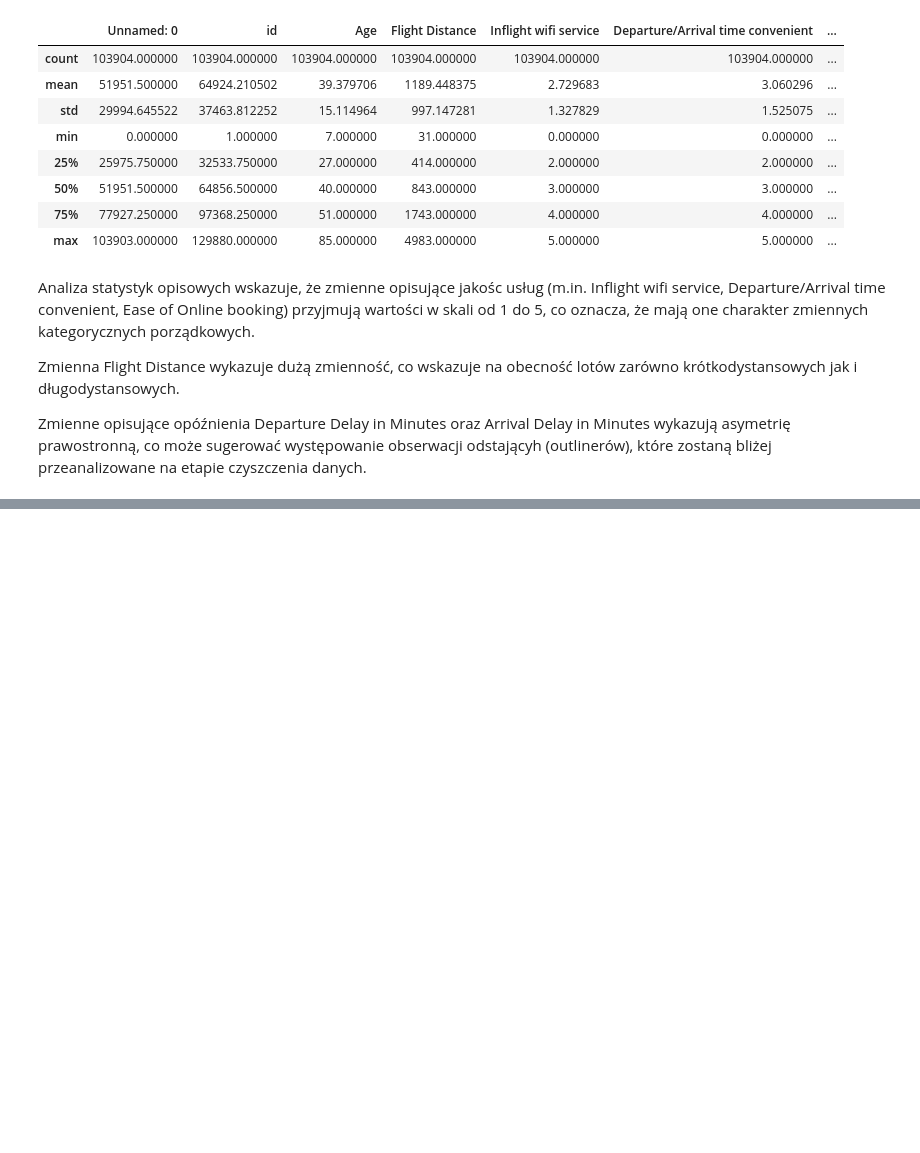
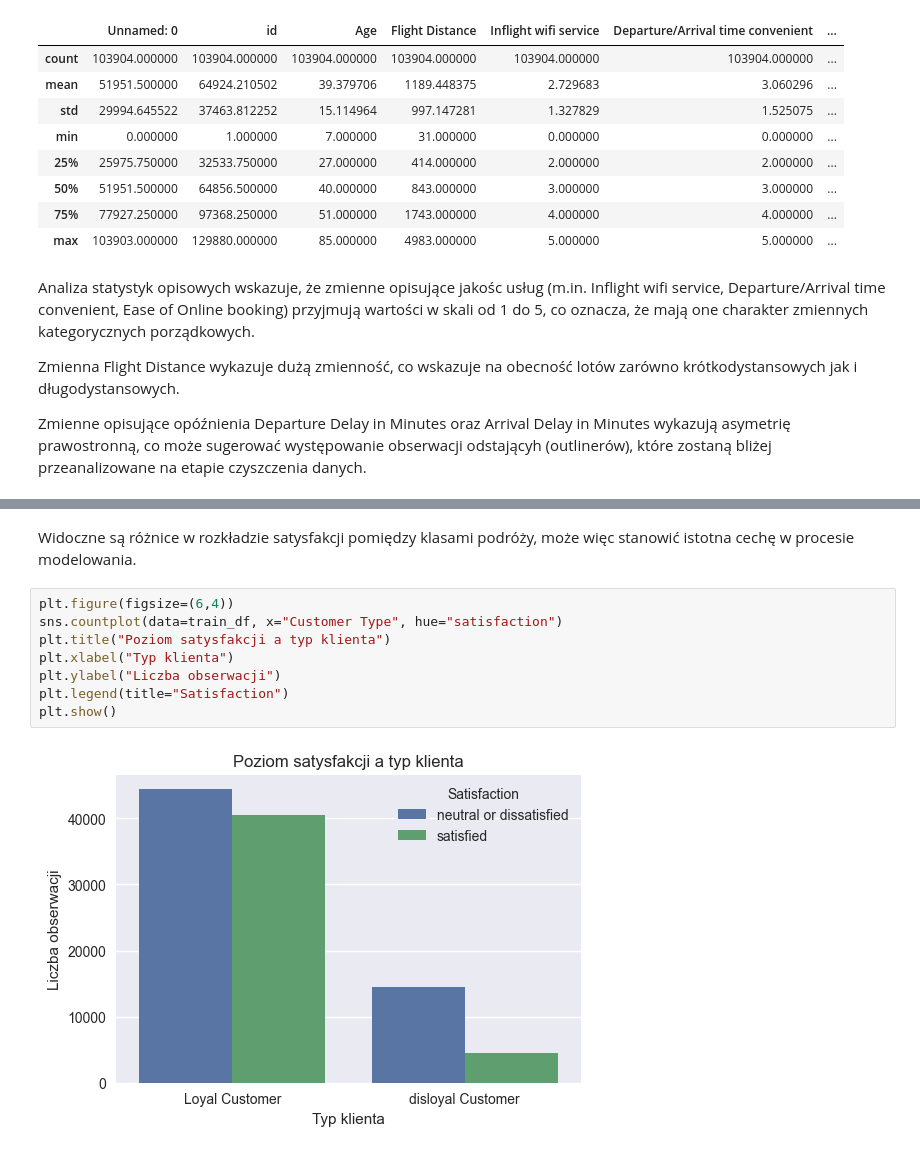
Before and after one commit to wzdrodowska/airline-passenger-satisfaction, a Jupyter notebook: Raport z analizy i modelowania zbioru danych Airline Passenger Satisfaction.ipynb, the cells around one changed output, grey strips where cells are left out. Cells and saved outputs as stored; diff of their text form; blank space fills up the shorter version.

```diff
--- a/Raport z analizy i modelowania zbioru danych Airline Passenger Satisfaction.ipynb
+++ b/Raport z analizy i modelowania zbioru danych Airline Passenger Satisfaction.ipynb
@@ -154,0 +195,12 @@ Zmienne opisujące opóźnienia Departure Delay in Minutes oraz Arrival Delay in
+# %% [markdown]
+Widoczne są różnice w rozkładzie satysfakcji pomiędzy klasami podróży, może więc stanowić istotna cechę w procesie modelowania.
+# %%
+plt.figure(figsize=(6,4))
+sns.countplot(data=train_df, x="Customer Type", hue="satisfaction")
+plt.title("Poziom satysfakcji a typ klienta")
+plt.xlabel("Typ klienta")
+plt.ylabel("Liczba obserwacji")
+plt.legend(title="Satisfaction")
+plt.show()
+# %% [output]
+[figure, added]
```
Also changed, not shown: parts of 16 cells of this notebook.
